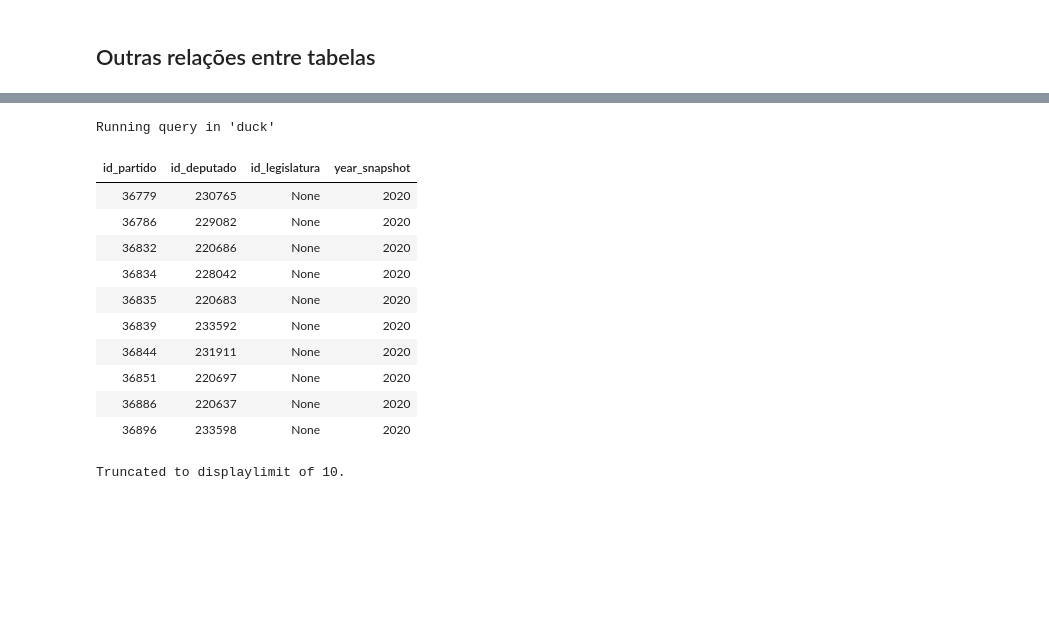
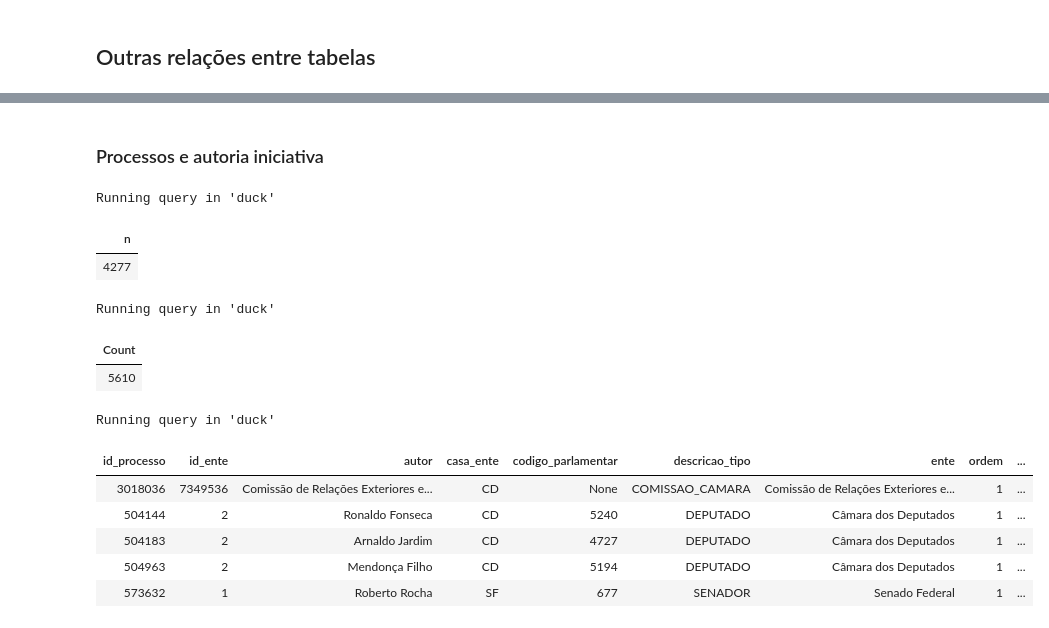
Before and after one commit to busdriverbuddha/tramita, a Jupyter notebook: silver_workbench_senado.ipynb, the cells around one changed output, grey strips where cells are left out. Cells and saved outputs as stored; diff of their text form; code cells hidden in the pictures; blank space fills up the shorter version.

```diff
--- a/silver_workbench_senado.ipynb
+++ b/silver_workbench_senado.ipynb
@@ -2015,17 +1236,59 @@ Running query in 'duck'
-# %%
-%%sql
-SELECT * FROM partidos_membros_camara LIMIT 10;
-# %% [output]
-Running query in 'duck'
-| id_partido | id_deputado | id_legislatura | year_snapshot |
-| 36779 | 230765 | None | 2020 |
-| 36786 | 229082 | None | 2020 |
-| 36832 | 220686 | None | 2020 |
-| 36834 | 228042 | None | 2020 |
-| 36835 | 220683 | None | 2020 |
-| 36839 | 233592 | None | 2020 |
-| 36844 | 231911 | None | 2020 |
-| 36851 | 220697 | None | 2020 |
-| 36886 | 220637 | None | 2020 |
-| 36896 | 233598 | None | 2020 |
-Truncated to displaylimit of 10.
+# %% [markdown]
+### Processos e autoria iniciativa
+# %%
+%%sql
+CREATE OR REPLACE VIEW bronze_senado_processo AS
+SELECT * FROM parquet_scan("data/bronze/snapshots/bronze-2020-smoke/senado/processo/details/year=*/part-*.parquet")
+WHERE source = 'senado' AND entity = 'processo';
+
+SELECT COUNT(*) AS n FROM bronze_senado_processo;
+# %% [output]
+Running query in 'duck'
+| n |
+| 4277 |
+# %%
+%%sql
+DROP TABLE IF EXISTS autoria_iniciativa_senado;
+
+CREATE TABLE autoria_iniciativa_senado AS
+WITH base AS (
+    SELECT
+        TRY_CAST(payload_json AS JSON) AS j,
+        year AS year_snapshot,
+        CAST(jget1(payload_json, '$.id') AS BIGINT) AS id_processo
+    FROM bronze_senado_processo
+),
+exploded AS (
+    SELECT
+        b.id_processo,
+        CAST(json_extract_string(e.value, '$.idEnte') AS BIGINT) AS id_ente,
+        json_extract_string(e.value, '$.autor') AS autor,
+        json_extract_string(e.value, '$.casaEnte') AS casa_ente,
+        CAST(json_extract_string(e.value, '$.codigoParlamentar') AS BIGINT) AS codigo_parlamentar,
+        json_extract_string(e.value, '$.descricaoTipo') AS descricao_tipo,
+        json_extract_string(e.value, '$.ente') AS ente,
+        CAST(json_extract_string(e.value, '$.ordem') AS INTEGER) AS ordem,
+        json_extract_string(e.value, '$.outrosAutoresNaoInformados') AS outros_autores_nao_informados,
+        json_extract_string(e.value, '$.siglaEnte') AS sigla_ente,
+        json_extract_string(e.value, '$.siglaTipo') AS sigla_tipo,
+        b.year_snapshot
+    FROM base b
+    CROSS JOIN json_each(b.j, '$.autoriaIniciativa') AS e
+)
+SELECT *
+FROM exploded;
+# %% [output]
+Running query in 'duck'
+| Count |
+| 5610 |
+# %%
+%%sql
+SELECT * FROM autoria_iniciativa_senado LIMIT 5;
+# %% [output]
+Running query in 'duck'
+| id_processo | id_ente | autor | casa_ente | codigo_parlamentar | descricao_tipo | ente | ordem | ... |
+| 3018036 | 7349536 | Comissão de Relações Exteriores e... | CD | None | COMISSAO_CAMARA | Comissão de Relações Exteriores e... | 1 | ... |
+| 504144 | 2 | Ronaldo Fonseca | CD | 5240 | DEPUTADO | Câmara dos Deputados | 1 | ... |
+| 504183 | 2 | Arnaldo Jardim | CD | 4727 | DEPUTADO | Câmara dos Deputados | 1 | ... |
+| 504963 | 2 | Mendonça Filho | CD | 5194 | DEPUTADO | Câmara dos Deputados | 1 | ... |
+| 573632 | 1 | Roberto Rocha | SF | 677 | SENADOR | Senado Federal | 1 | ... |
```
Also changed, not shown: parts of 132 cells of this notebook, 3 other files.
